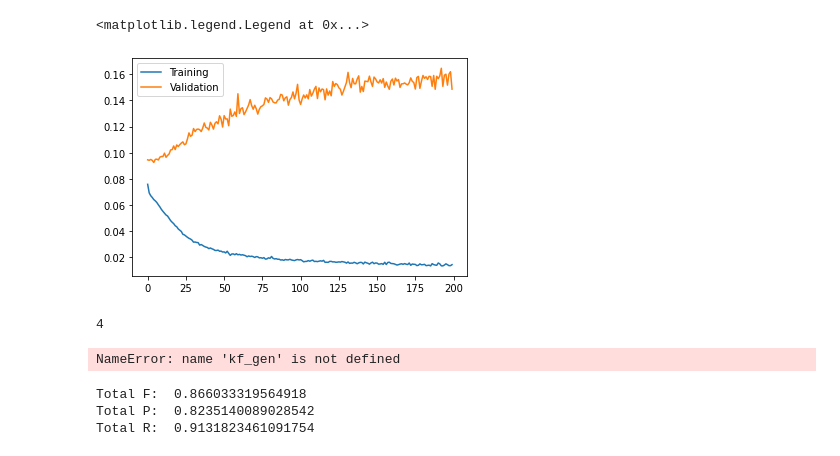
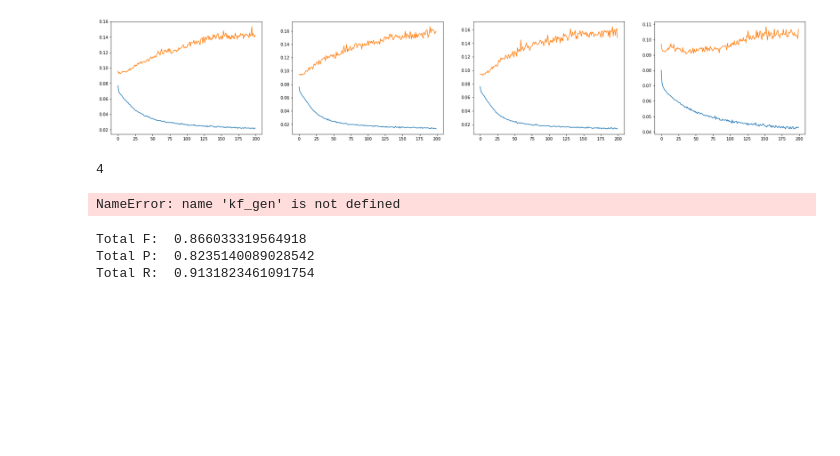
Before and after one commit to SimonFalk/beyondPianoRoll, a Jupyter notebook: cnn-analysis.ipynb, the cells around one changed output. Saved outputs shown, nothing was run; the diff lists cells and outputs as text; code cells hidden in the pictures; blank space fills up the shorter version.

Commit message:
compare training sessions

```diff
--- a/cnn-analysis.ipynb
+++ b/cnn-analysis.ipynb
@@ -36,15 +33,21 @@ The autoreload extension is already loaded. To reload it, use:
-# %%
-# Show training history
-
-with open("results/cnn-training-221015/fold_0_full-0.001-200eps-nostandard-trainable-noextend-dropout0.3_history.pickle", "rb") as f:
-    history = pickle.load(f)
-
-plt.plot(history['loss'])
-plt.plot(history['val_loss'])
-plt.legend(["Training", "Validation"])
-# %% [output]
-<matplotlib.legend.Legend at 0x...>
-[figure, removed]
+# %%
+# Show training history
+h_paths = [
+    "results/cnn-training-221016/fold_0_full-0.001-200eps-standard-finetune-noextend-dropout0.3_history.pickle"
+    #"results/cnn-training-221015/fold_0_full-0.001-200eps-nostandard-finetune-noextend-dropout0.3_history.pickle",
+    #"results/cnn-training-221015/fold_0_full-0.01-200eps-nostandard-trainable-noextend-dropout0.3_history.pickle",
+    #"results/cnn-training-221015/fold_0_full-0.001-200eps-nostandard-trainable-noextend-dropout0.3_history.pickle",
+    #"results/cnn-training-221015/fold_0_full-0.001-200eps-nostandard-trainable-noextend-dropout0.5_history.pickle"
+]
+fig, axs = plt.subplots(1,4, sharex=True, figsize=(30,5))
+for ax, h_path in zip(axs, h_paths):
+    with open(h_path, "rb") as f:
+        history = pickle.load(f)
+
+    ax.plot(history['loss'])
+    ax.plot(history['val_loss'])
+# %% [output]
+[figure, added]
 # %%
 dss = [
     Dataset("initslurtest"),
```
Also changed, not shown: parts of 1 cell of this notebook.
